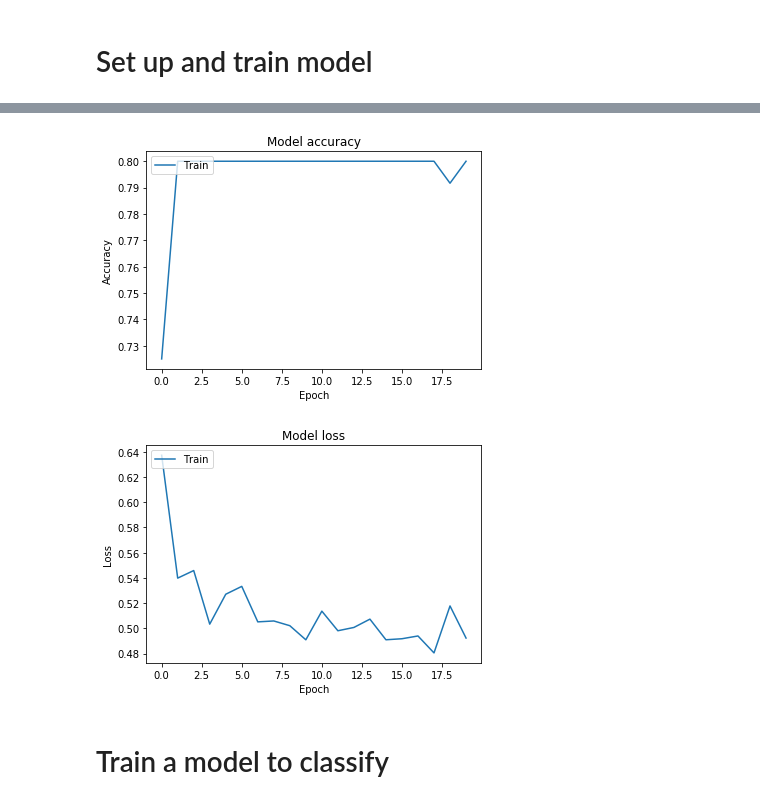
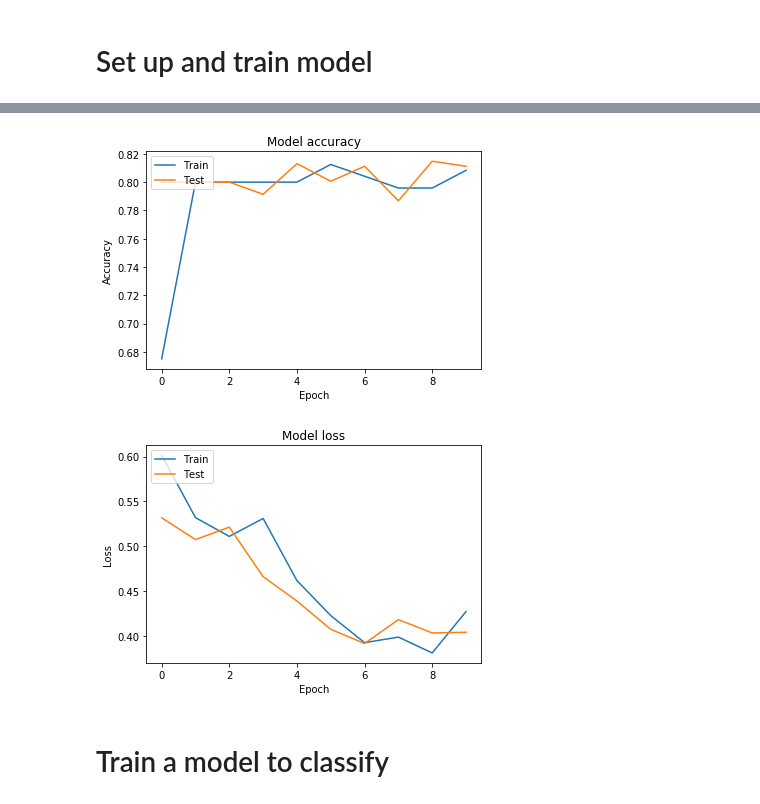
Before and after one commit to alswilli/Object-Classificaton-and-Localization-on-ImageNet, a Jupyter notebook: grayscale-model.ipynb, the cells around one changed output, grey strips where cells are left out. Saved outputs shown, nothing was run; the diff lists cells and outputs as text; code cells hidden in the pictures.

Commit message:
added validation split to grayscale-model

```diff
--- a/grayscale-model.ipynb
+++ b/grayscale-model.ipynb
@@ -19,7 +19,8 @@ from keras.preprocessing.image import ImageDataGenerator
 useGrayscale=False
 img_width, img_height = 224, 224
 
-train_datagen = ImageDataGenerator(rescale=1./255, shear_range=0.2, zoom_range=0.2, horizontal_flip=True)
+train_datagen = ImageDataGenerator(rescale=1./255, shear_range=0.2, zoom_range=0.2, horizontal_flip=True,
+                                  validation_split=0.2)
 
 if useGrayscale:
     color_mode='grayscale'
@@ -32,5 +33,15 @@ train_generator = train_datagen.flow_from_directory('RealImageNet/ImageNetSubsam
                                                    target_size=(img_width, img_height),
                                                    batch_size=16,
                                                    class_mode='categorical',
-                                                   color_mode=color_mode)
+                                                   color_mode=color_mode,
+                                                   subset='training')
+
+
+
+val_generator = train_datagen.flow_from_directory('RealImageNet/ImageNetSubsample/Data/CLS-LOC/train',
+                                                   target_size=(img_width, img_height),
+                                                   batch_size=16,
+                                                   class_mode='categorical',
+                                                   color_mode='rgb',
+                                                   subset='validation')
 # %% [output]
@@ -101,6 +113,7 @@ model.compile(loss='binary_crossentropy',
 
 results = model.fit_generator(
         train_generator,
+        validation_data=val_generator,
         steps_per_epoch=3,
-        epochs=20)
+        epochs=10)
 # %% [output]
@@ -120,28 +140,28 @@ Epoch 7/20
 # %%
 import matplotlib.pyplot as plt
 %matplotlib inline
 
 
 # Plot training & validation accuracy values
 plt.plot(results.history['acc'])
-# plt.plot(results.history['val_acc'])
+plt.plot(results.history['val_acc'])
 plt.title('Model accuracy')
 plt.ylabel('Accuracy')
 plt.xlabel('Epoch')
 plt.legend(['Train', 'Test'], loc='upper left')
 plt.show()
 
 # Plot training & validation loss values
 plt.plot(results.history['loss'])
-# plt.plot(results.history['val_loss'])
+plt.plot(results.history['val_loss'])
 plt.title('Model loss')
 plt.ylabel('Loss')
 plt.xlabel('Epoch')
 plt.legend(['Train', 'Test'], loc='upper left')
 plt.show()
 # %% [output]
-[figure, old version]
+[figure, new version]
-[figure, old version]
+[figure, new version]
 # %%
 from keras.preprocessing import image
 import numpy as np
```
Also changed, not shown: parts of 2 cells of this notebook.
